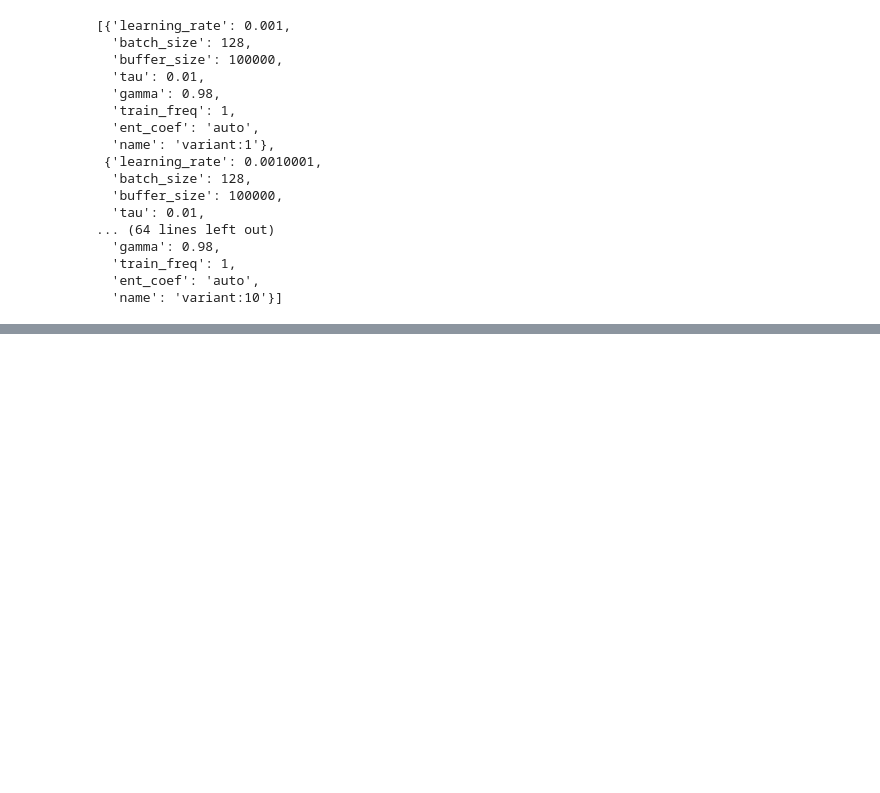
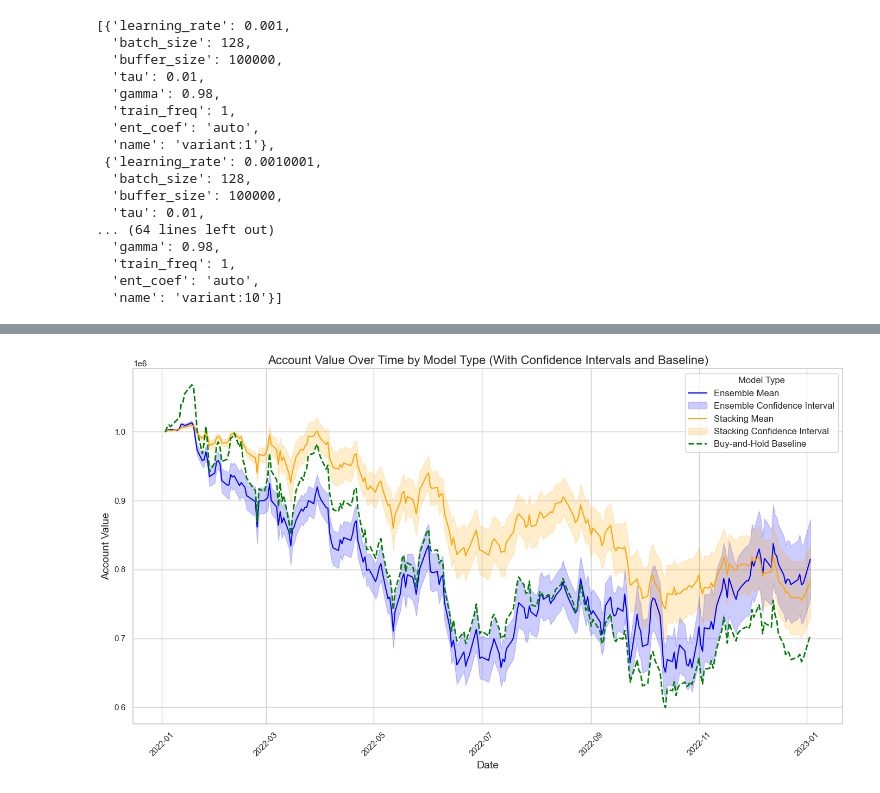
Before and after one commit to t0nyr3n/FinRL, a Jupyter notebook: examples/FinRL_Ensemble_StockTrading_ICAIF_2020_Original.ipynb, the cells around one changed output, grey strips where cells are left out. Cells and saved outputs as stored; diff of their text form; code cells hidden in the pictures; blank space fills up the shorter version.

Commit message:
plots for the paper

```diff
--- a/examples/FinRL_Ensemble_StockTrading_ICAIF_2020_Original.ipynb
+++ b/examples/FinRL_Ensemble_StockTrading_ICAIF_2020_Original.ipynb
@@ -418,13 +418,14 @@ for time_window in [126, 189, 252, 315]:
                     preconfig_models[trial].append({'model_path': f'trained_model/{hash_id}_30k_126',
                                                     'model_type': model_type})
                 r = (list(pd.read_csv(f'results/account_value_validation_{hash_id}_{time_window}.csv')['account_value'])[-1]/1000000) - 1
-                run_reports.append(['validation', model_type, trial, time_window, r,  hash_id, v])
+                model_zip = f'trained_model/{hash_id}_30k_{time_window}.zip'
+                run_reports.append(['validation', model_type, trial, time_window, r,  hash_id, v, model_zip])
 
-validation_performance_stats = pd.DataFrame(run_reports, columns=['mode', 'model_type', 'trial', 'time_window', 'return','hash_id', 'config'])
+validation_performance_stats = pd.DataFrame(run_reports, columns=['mode', 'model_type', 'trial', 'time_window', 'return','hash_id', 'config', 'model_zip'])
 
 validation_performance_stats['config_str'] = [hashlib.md5(str({z for z in x.items() if z[0] != 'name'}).encode()).hexdigest()  for x in validation_performance_stats['config']]
 validation_performance_stats.sort_values(['model_type','time_window', 'trial'], ascending=[True, True, True], inplace=True)
-#validation_performance_stats.to_csv('individual_agent_validation_performance.csv')
+validation_performance_stats.to_csv('individual_agent_validation_performance.csv')
 # %%
 validation_performance_stats = pd.read_csv("individual_agent_validation_performance.csv")
 # %%
@@ -751,0 +836,73 @@ dtype: float64
+# %%
+import pandas as pd
+import matplotlib.pyplot as plt
+import seaborn as sns
+
+# Assuming your DataFrame is named `all_full_trade_results` for ensemble/stacking and `buynhold_trade` for buy-and-hold
+
+# Ensure the 'date' column in all DataFrames is in datetime format
+all_full_trade_results['date'] = pd.to_datetime(all_full_trade_results['date'], errors='coerce')
+buynhold_trade['date'] = pd.to_datetime(buynhold_trade['date'], errors='coerce')
+
+# Drop rows with invalid dates
+all_full_trade_results = all_full_trade_results.dropna(subset=['date'])
+buynhold_trade = buynhold_trade.dropna(subset=['date'])
+
+# Set the plot style
+sns.set(style="whitegrid")
+
+# Create a new column to categorize the model types for grouping
+all_full_trade_results['model_type'] = all_full_trade_results['model']
+
+# Group by date and model type to calculate the mean and confidence intervals
+grouped = all_full_trade_results.groupby(['date', 'model_type'])['account_value'].agg(
+    mean='mean',
+    std='std',
+    count='count'
+).reset_index()
+
+# Calculate the standard error of the mean (SEM)
+grouped['sem'] = grouped['std'] / grouped['count']**0.5
+
+# Create the plot
+plt.figure(figsize=(14, 8))
+
+# Plot the mean and confidence interval for each model type
+for model_type, color in zip(['ensemble', 'stacking'], ['blue', 'orange']):
+    model_data = grouped[grouped['model_type'] == model_type]
+    plt.plot(
+        model_data['date'],
+        model_data['mean'],
+        label=f'{model_type.capitalize()} Mean',
+        color=color
+    )
+    plt.fill_between(
+        model_data['date'],
+        model_data['mean'] - model_data['sem'],  # Lower bound of confidence interval
+        model_data['mean'] + model_data['sem'],  # Upper bound of confidence interval
+        color=color,
+        alpha=0.2,
+        label=f'{model_type.capitalize()} Confidence Interval'
+    )
+
+plt.plot(
+    buynhold_trade['date'],
+    buynhold_trade['account_value'],
+    label="Buy-and-Hold Baseline",
+    color="green",
+    linestyle="--",
+    linewidth=2
+)
+
+# Add labels, title, and legend
+plt.title("Account Value Over Time by Model Type (With Confidence Intervals and Baseline)", fontsize=16)
+plt.xlabel("Date", fontsize=14)
+plt.ylabel("Account Value", fontsize=14)
+plt.legend(title="Model Type", fontsize=12, loc='best')
+plt.xticks(rotation=45)
+plt.tight_layout()
+
+# Show the plot
+plt.show()
+# %% [output]
+[figure, added]
```
Also changed, not shown: parts of 21 cells of this notebook, 3 other files.
